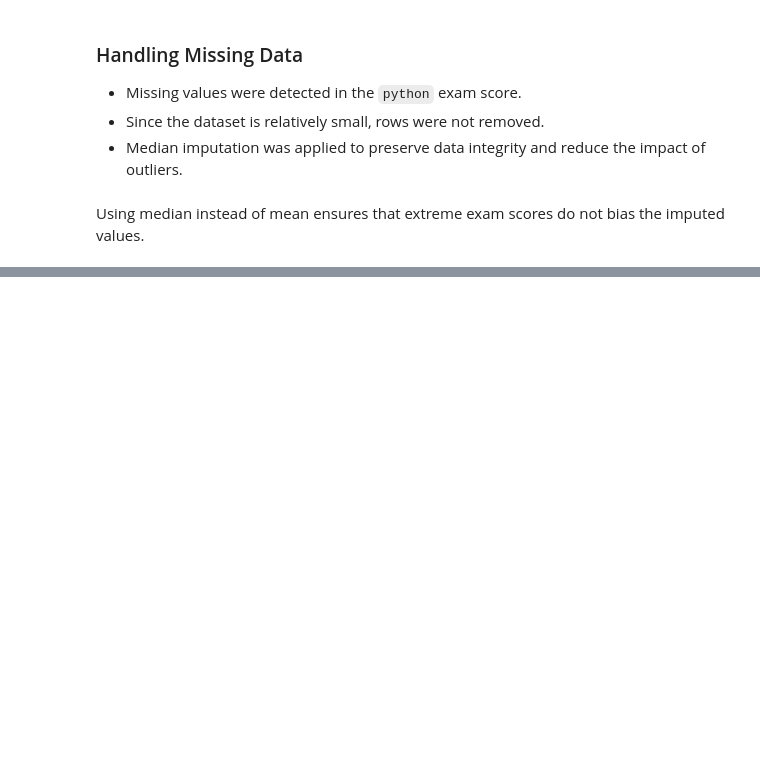
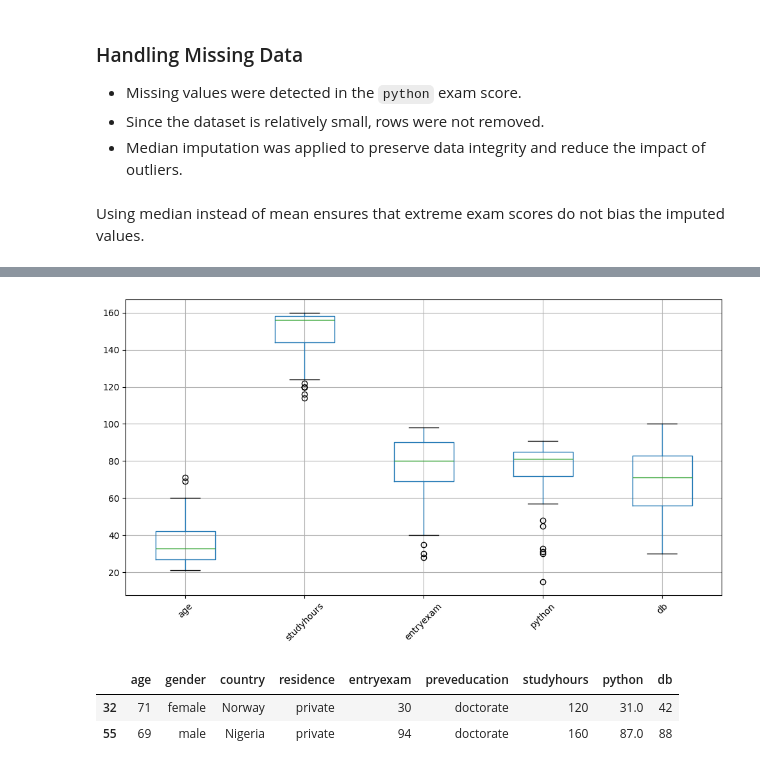
Before and after one commit to Mohamed-M-Abdelhafiz/DEPI_ML_EDA_ASS, a Jupyter notebook: EDA_ASS.ipynb, the cells around one changed output, grey strips where cells are left out. Saved outputs shown, nothing was run; the diff lists cells and outputs as text; code cells hidden in the pictures; blank space fills up the shorter version.

```diff
--- a/EDA_ASS.ipynb
+++ b/EDA_ASS.ipynb
@@ -166,0 +172,15 @@ Using median instead of mean ensures that extreme exam scores do not bias the im
+# %%
+num_cols = ['age', 'studyhours', 'entryexam', 'python', 'db']
+
+plt.figure(figsize=(12, 6))
+df[num_cols].boxplot()
+plt.xticks(rotation=45)
+plt.show()
+# %% [output]
+[figure, added]
+# %%
+df[(df['age'] < 15) | (df['age'] > 60)]
+# %% [output]
+|  | age | gender | country | residence | entryexam | preveducation | studyhours | python | db |
+| 32 | 71 | female | Norway | private | 30 | doctorate | 120 | 31.0 | 42 |
+| 55 | 69 | male | Nigeria | private | 94 | doctorate | 160 | 87.0 | 88 |
```
Also changed, not shown: parts of 40 cells of this notebook.
